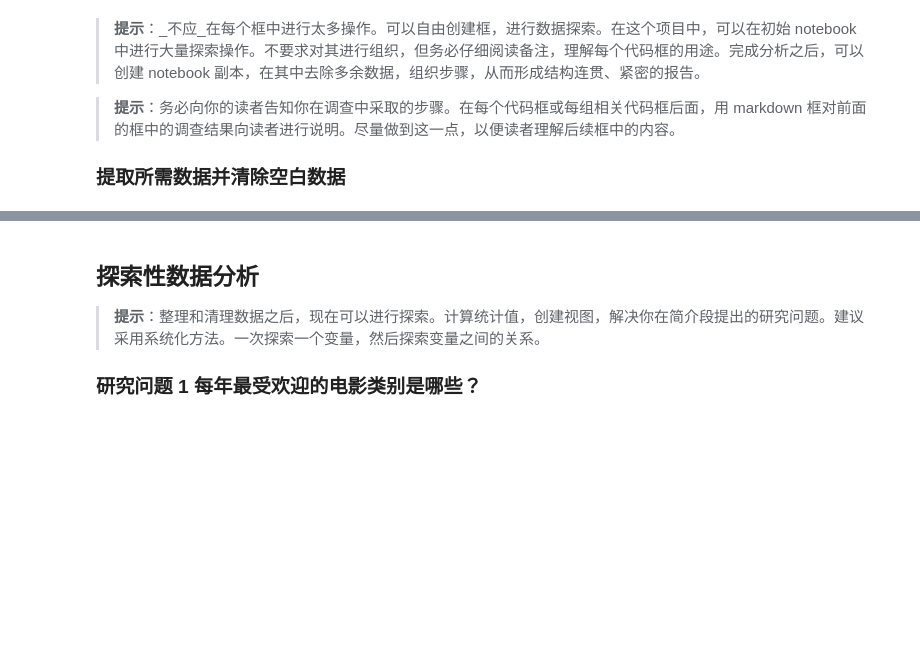
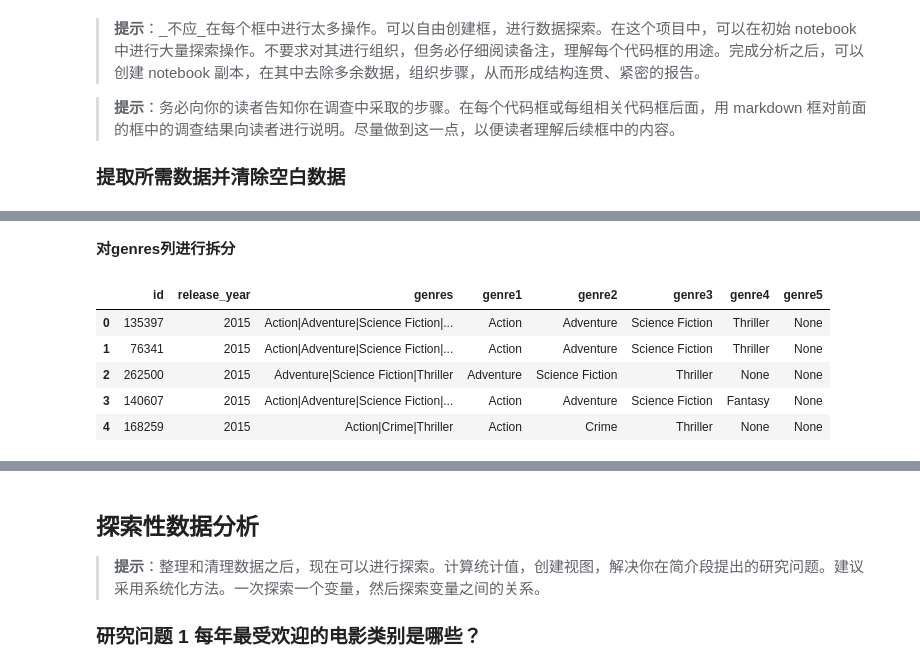
Before and after one commit to Lee-Think/movie-analysis, a Jupyter notebook: Investigate_a_Dataset-zh.ipynb, the cells around one changed output, grey strips where cells are left out. Cells and saved outputs as stored; diff of their text form; code cells hidden in the pictures; blank space fills up the shorter version.

```diff
--- a/Investigate_a_Dataset-zh.ipynb
+++ b/Investigate_a_Dataset-zh.ipynb
@@ -85,0 +91,12 @@ year_genres_data = year_genres_data.dropna()
+# %% [markdown]
+**对genres列进行拆分**
+# %%
+year_genres_data = pd.concat([genres_data,genres],axis=1)
+year_genres_data.head()
+# %% [output]
+|  | id | release_year | genres | genre1 | genre2 | genre3 | genre4 | genre5 |
+| 0 | 135397 | 2015 | Action|Adventure|Science Fiction|... | Action | Adventure | Science Fiction | Thriller | None |
+| 1 | 76341 | 2015 | Action|Adventure|Science Fiction|... | Action | Adventure | Science Fiction | Thriller | None |
+| 2 | 262500 | 2015 | Adventure|Science Fiction|Thriller | Adventure | Science Fiction | Thriller | None | None |
+| 3 | 140607 | 2015 | Action|Adventure|Science Fiction|... | Action | Adventure | Science Fiction | Fantasy | None |
+| 4 | 168259 | 2015 | Action|Crime|Thriller | Action | Crime | Thriller | None | None |
```
Also changed, not shown: parts of 4 cells of this notebook, 1 other file.
